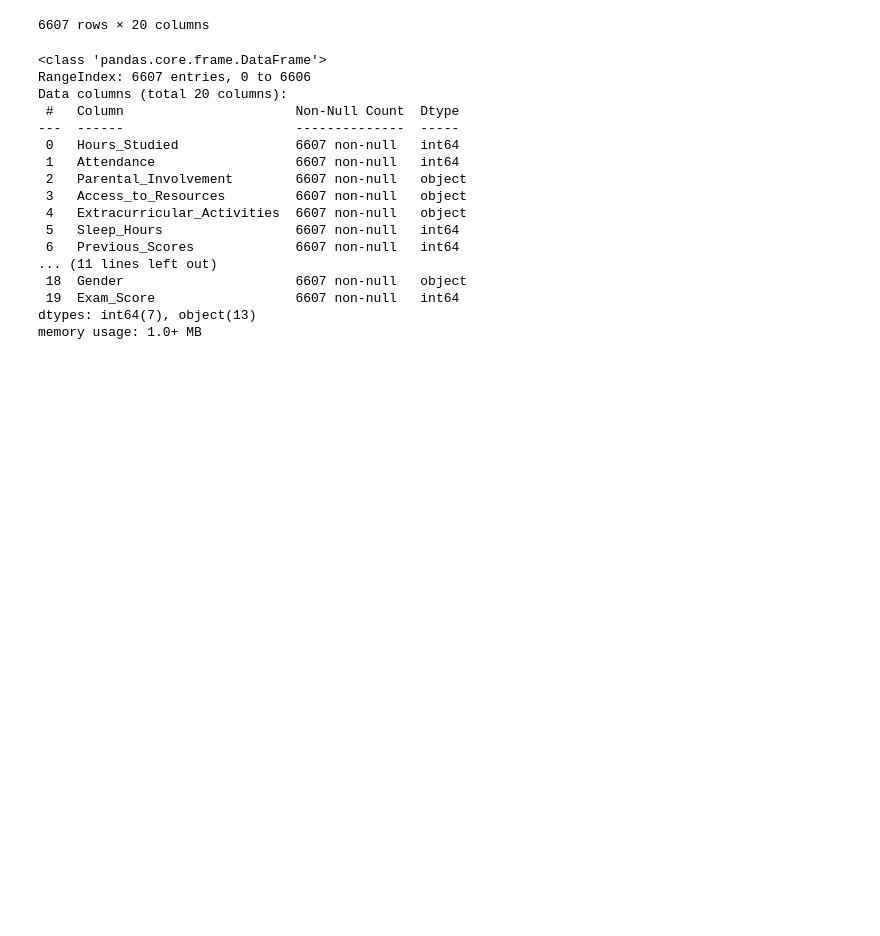
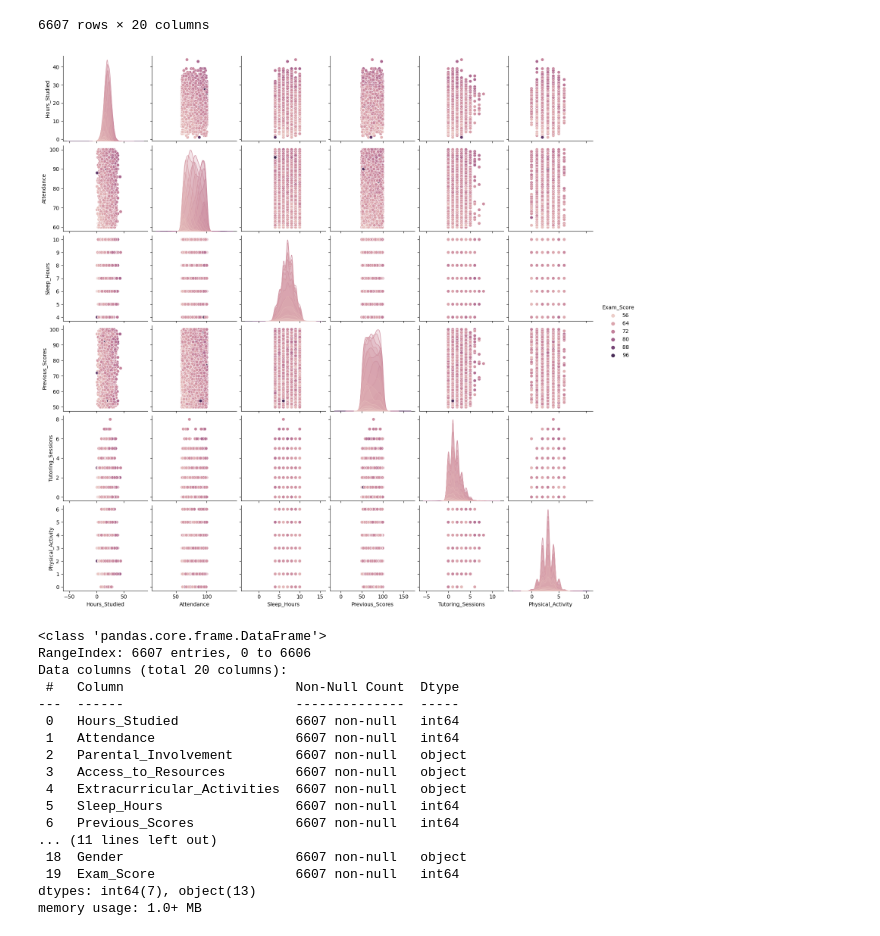
Before and after one commit to KonstantinLeube/Exam_Score_ML_Project, a Jupyter notebook: notebooks/Notebook_final_project_konstantin.ipynb, the cells around one changed output. Drawn from its saved outputs; the diff is of its cells as text; code cells hidden in the pictures; blank space fills up the shorter version.

```diff
--- a/notebooks/Notebook_final_project_konstantin.ipynb
+++ b/notebooks/Notebook_final_project_konstantin.ipynb
@@ -27,6 +41,11 @@ df
 | 6605 | 10 | 86 | High | High | Yes | ... |
 | 6606 | 15 | 67 | Medium | Low | Yes | ... |
 6607 rows × 20 columns
+# %%
+sns.pairplot(df, hue="Exam_Score")
+plt.show()
+# %% [output]
+[figure, added]
 # %%
 df.info()
 # %% [output]
```
Also changed, not shown: parts of 52 cells of this notebook.
